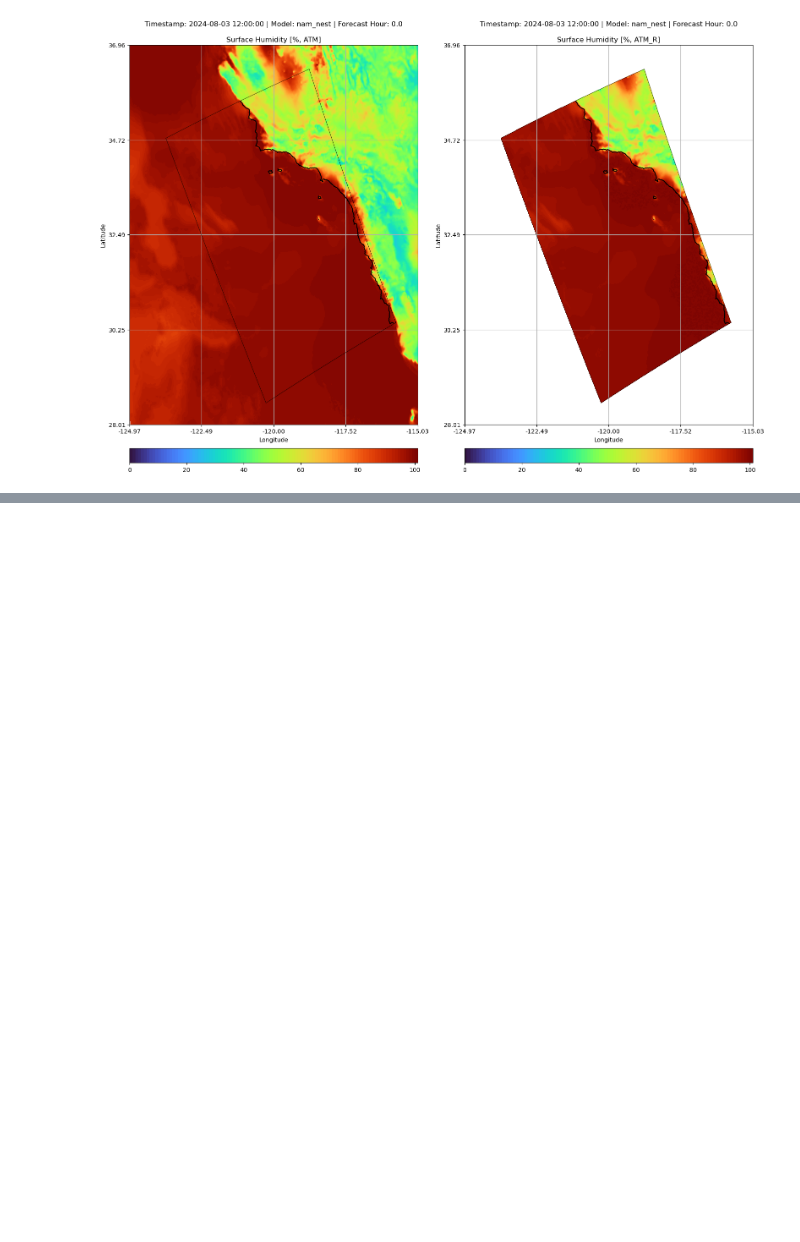
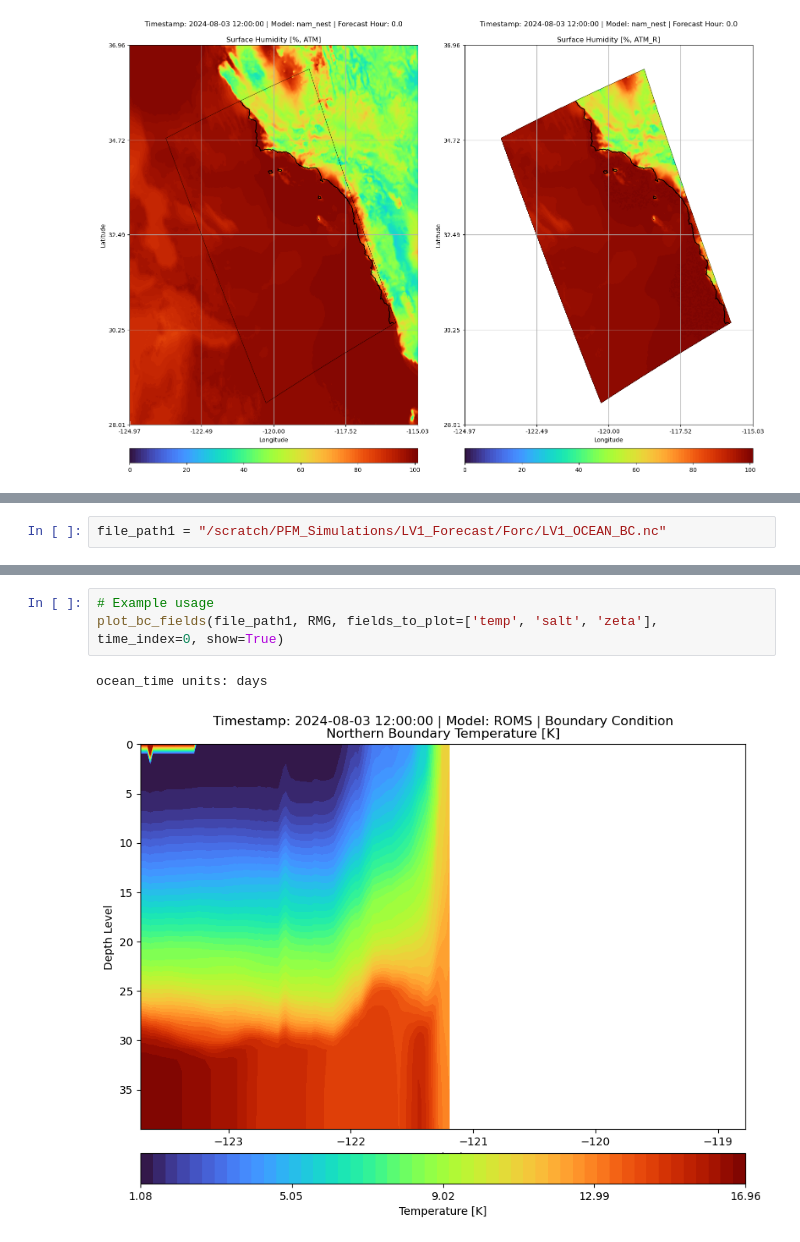
Before and after one commit to mspydell/PFM, a Jupyter notebook: driver/driver_run_forecast_LV1_Vplot.ipynb, the cells around one changed output, grey strips where cells are left out. Saved outputs shown, nothing was run; the diff lists cells and outputs as text; blank space fills up the shorter version.

```diff
--- a/driver/driver_run_forecast_LV1_Vplot.ipynb
+++ b/driver/driver_run_forecast_LV1_Vplot.ipynb
@@ -217,0 +427,2 @@ Error:
+# %%
+file_path1 = "/scratch/PFM_Simulations/LV1_Forecast/Forc/LV1_OCEAN_BC.nc"
@@ -217,0 +548,6 @@ Error:
+# %%
+# Example usage
+plot_bc_fields(file_path1, RMG, fields_to_plot=['temp', 'salt', 'zeta'], time_index=0, show=True)
+# %% [output]
+ocean_time units: days
+[figure, added]
```
Also changed, not shown: parts of 28 cells of this notebook, 2 other files.
